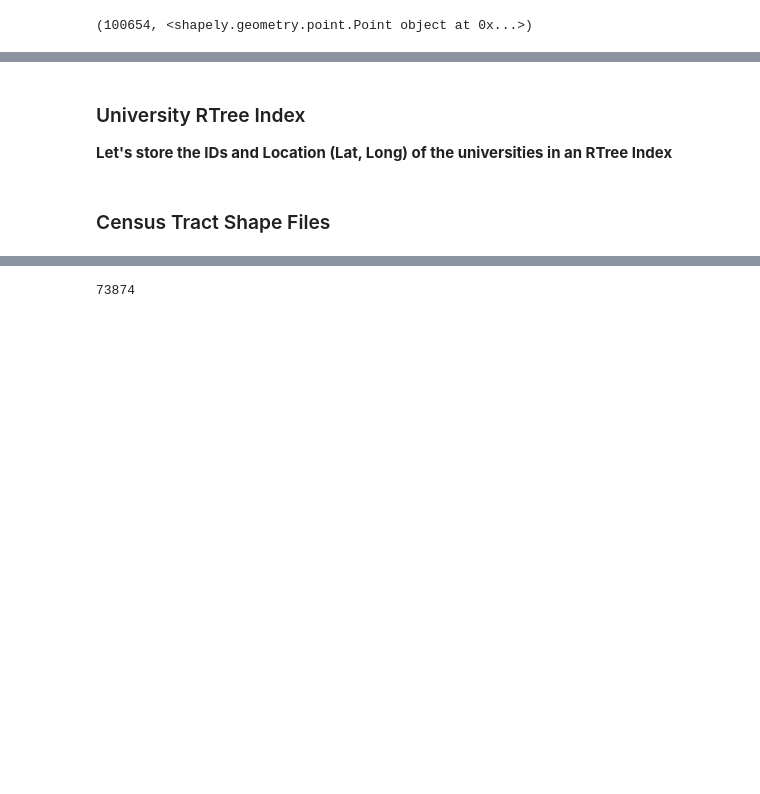
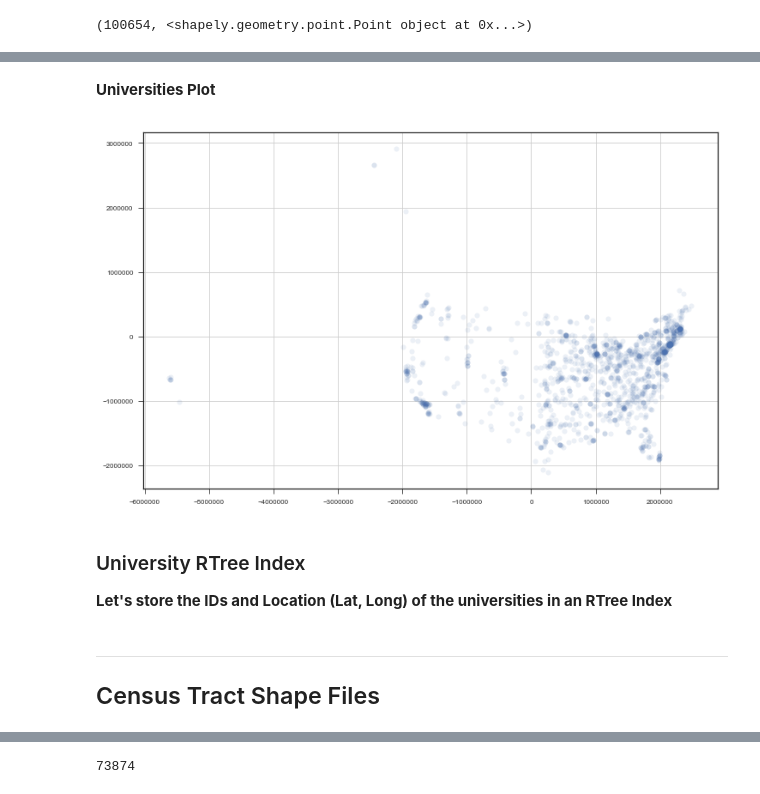
Before and after one commit to lucashu1/education-deserts, a Jupyter notebook: data-preprocessing.ipynb, the cells around one changed output, grey strips where cells are left out. Cells and saved outputs as stored; diff of their text form; code cells hidden in the pictures; blank space fills up the shorter version.

```diff
--- a/data-preprocessing.ipynb
+++ b/data-preprocessing.ipynb
@@ -21,6 +21,10 @@ from bs4 import BeautifulSoup
 import seaborn as sns
 sns.set(style="ticks")
 
+# Output Images Settings
+from pylab import rcParams
+rcParams['figure.figsize'] = 14, 14
+
 # default dictionary (a dictionary with a default value if a key doesn't exist)
 from collections import defaultdict
 
@@ -29,12 +33,16 @@ import zipfile
 
 # To have progress bar
 from tqdm import tqdm
+import json
 
 # plotting libraries
 import matplotlib
 import matplotlib.pyplot as plt
 plt.style.use('seaborn-paper')
 %matplotlib inline
+
+# Constants
+BUFFER = 1609.34 # 1 mile in metres
 
 # Helper function to create a new folder
 def mkdir(path):
@@ -162,0 +197,6 @@ for x in uni_list:
+# %%
+# Setting our coordinate system for the tracts
+# and universities to EPSG:2163 https://epsg.io/2163
+uni_gdf = gpd.GeoDataFrame(geometry=[uni_pt for uniid, uni_pt in uni_list], index=[uniid for uniid, uni_pt in uni_list])
+uni_gdf.crs = {'init': 'epsg:4269'}
+uni_gdf.to_crs({'init': 'epsg:2163'}, inplace=True);
@@ -163,3 +214,10 @@ for x in uni_list:
+# %% [markdown]
+__Universities Plot__
+# %%
+uni_gdf.plot(figsize=(12, 8), alpha=0.1)
+plt.grid();
+# %% [output]
+[figure, added]
 # %% [markdown]
 ### University RTree Index
 __Let's store the IDs and Location (Lat, Long) of the universities in an RTree Index__
@@ -178,5 +253,6 @@ for idx, (id_num, uni) in enumerate(uni_list):
 # %% [markdown]
-### Census Tract Shape Files
+---
+## Census Tract Shape Files
 # %%
 # Make request to get the webpage
 r = requests.get(ct_shape_url)
```
Also changed, not shown: parts of 40 cells of this notebook, 3 other files.
